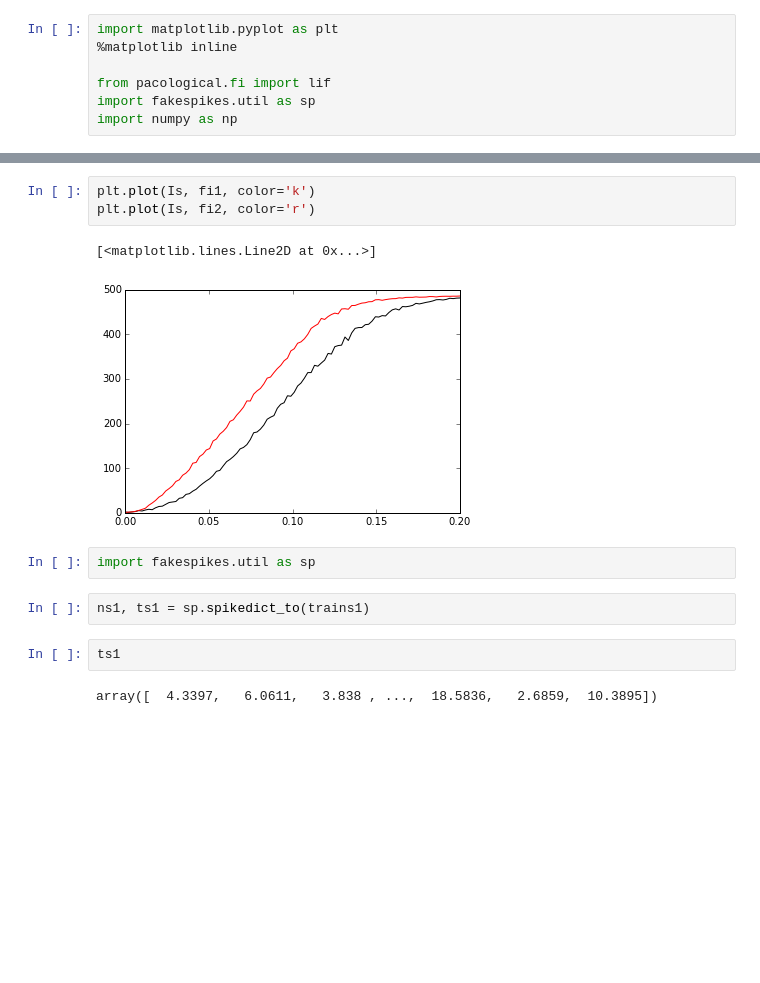
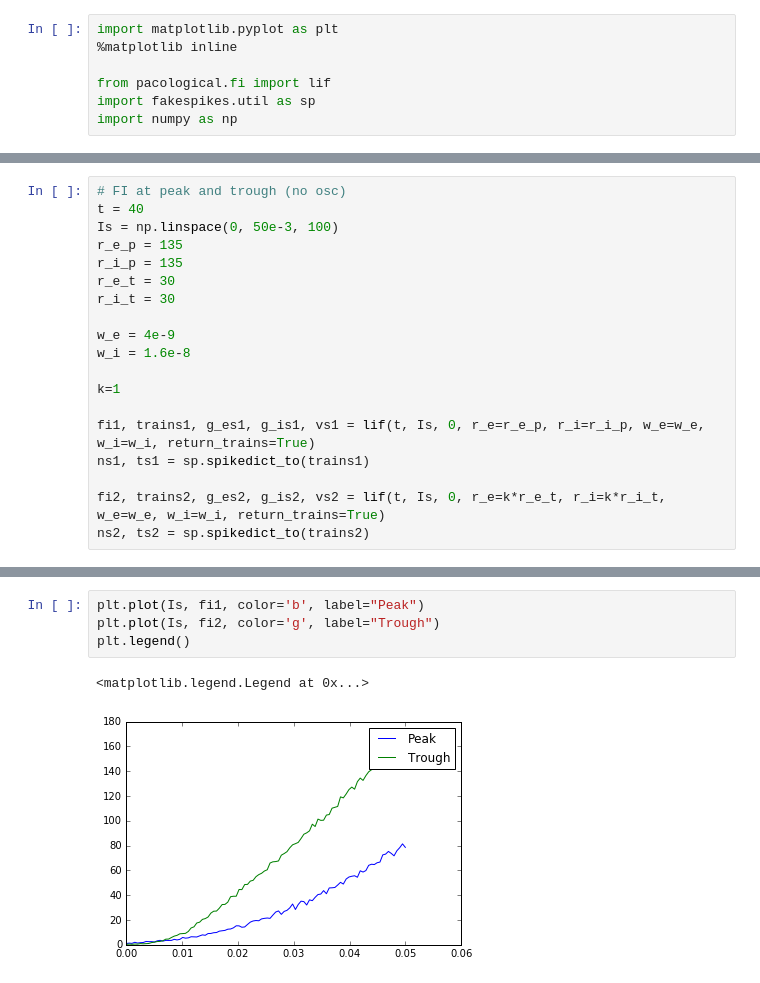
Before and after one commit to voytekresearch/pacological, a Jupyter notebook: ipynb/fi_test.ipynb, the cells around one changed output, grey strips where cells are left out. Drawn from its saved outputs; the diff is of its cells as text; blank space fills up the shorter version.

```diff
--- a/ipynb/fi_test.ipynb
+++ b/ipynb/fi_test.ipynb
@@ -23,0 +57,19 @@ ns2, ts2 = sp.spikedict_to(trains2)
+# %%
+# FI at peak and trough (no osc)
+t = 40
+Is = np.linspace(0, 50e-3, 100)
+r_e_p = 135
+r_i_p = 135
+r_e_t = 30
+r_i_t = 30
+
+w_e = 4e-9
+w_i = 1.6e-8
+
+k=1
+
+fi1, trains1, g_es1, g_is1, vs1 = lif(t, Is, 0, r_e=r_e_p, r_i=r_i_p, w_e=w_e, w_i=w_i, return_trains=True)
+ns1, ts1 = sp.spikedict_to(trains1)
+
+fi2, trains2, g_es2, g_is2, vs2 = lif(t, Is, 0, r_e=k*r_e_t, r_i=k*r_i_t, w_e=w_e, w_i=w_i, return_trains=True)
+ns2, ts2 = sp.spikedict_to(trains2)
@@ -24,14 +97,7 @@ ns2, ts2 = sp.spikedict_to(trains2)
 # %%
-plt.plot(Is, fi1, color='k')
-plt.plot(Is, fi2, color='r')
+plt.plot(Is, fi1, color='b', label="Peak")
+plt.plot(Is, fi2, color='g', label="Trough")
+plt.legend()
 # %% [output]
-[<matplotlib.lines.Line2D at 0x...>]
+<matplotlib.legend.Legend at 0x...>
-[figure, old version]
+[figure, new version]
-# %%
-import fakespikes.util as sp
-# %%
-ns1, ts1 = sp.spikedict_to(trains1)
-# %%
-ts1
-# %% [output]
-array([  4.3397,   6.0611,   3.838 , ...,  18.5836,   2.6859,  10.3895])
```
Also changed, not shown: parts of 4 cells of this notebook, 32 other files.
